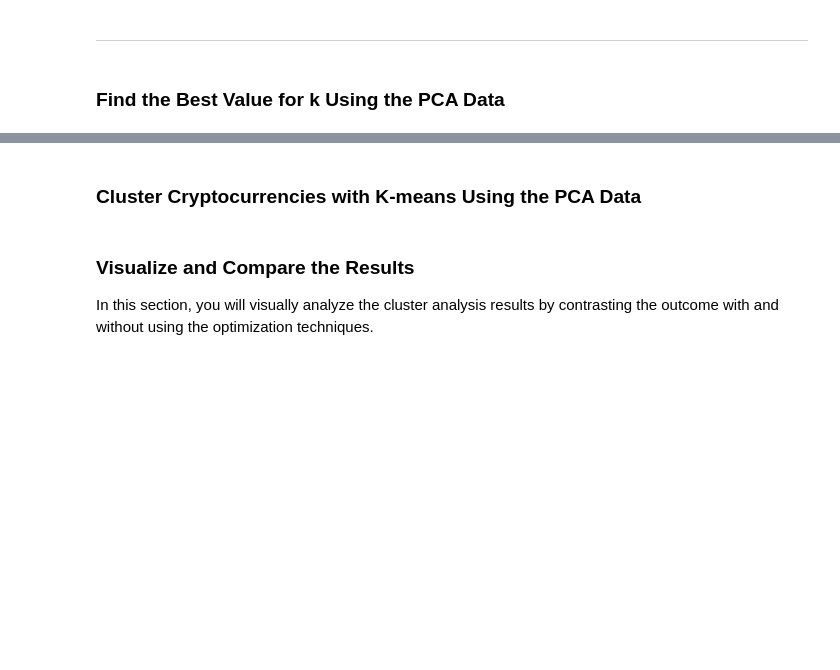
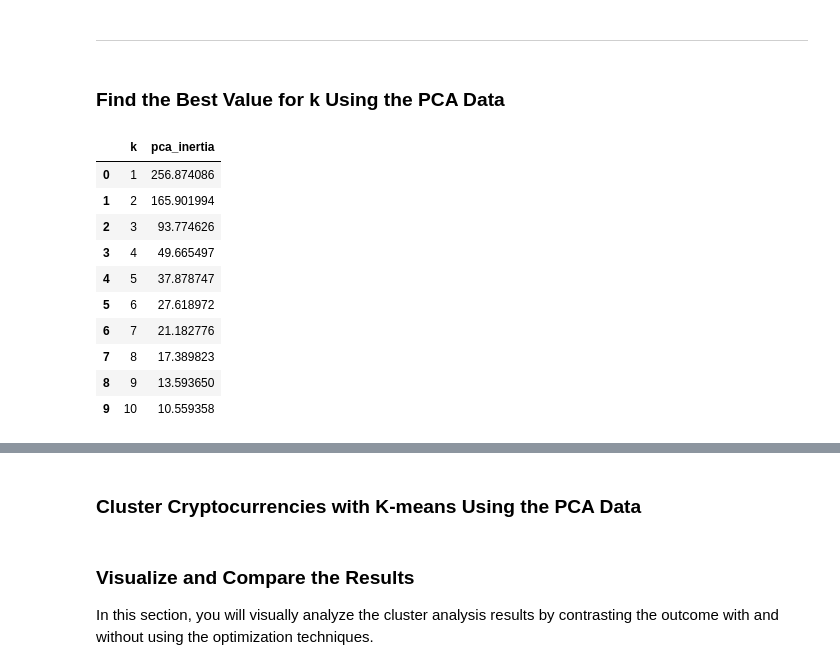
Before and after one commit to rchascall/CryptoClustering, a Jupyter notebook: Crypto_Clustering.ipynb, the cells around one changed output, grey strips where cells are left out. Cells and saved outputs as stored; diff of their text form; code cells hidden in the pictures; blank space fills up the shorter version.

```diff
--- a/Crypto_Clustering.ipynb
+++ b/Crypto_Clustering.ipynb
@@ -208,5 +206,7 @@ df_coin_predictions.hvplot.scatter(
 # %%
 # Use the PCA model with `fit_transform` to reduce to
 # three principal components.
+coin_pca = pca.fit_transform(df_market_data_scaled)
 
 # View the first five rows of the DataFrame.
+coin_pca[:5]
@@ -222,12 +231,13 @@ df_coin_predictions.hvplot.scatter(
 # %%
 # Create a new DataFrame with the PCA data.
-
-# Creating a DataFrame with the PCA data
+coin_pca_df = pd.DataFrame(data=coin_pca,
+                           columns=['PC1', 'PC2', 'PC3'])
 
 # Copy the crypto names from the original data
-
+coin_pca_df["coin_id"] = df_market_data.index
 
 # Set the coinid column as index
-
+coin_pca_df = coin_pca_df.set_index("coin_id")
 
 # Display sample data
+coin_pca_df.head()
@@ -237,19 +255,39 @@ df_coin_predictions.hvplot.scatter(
 ### Find the Best Value for k Using the PCA Data
 # %%
 # Create a list with the number of k-values from 1 to 11
+k_values_pca = list(range(1, 11))
 # %%
 # Create an empy list to store the inertia values
-
+pca_inertia = []
 
 # Create a for loop to compute the inertia with each possible value of k
 # Inside the loop:
 # 1. Create a KMeans model using the loop counter for the n_clusters
 # 2. Fit the model to the data using `df_market_data_pca`
 # 3. Append the model.inertia_ to the inertia list
+for p in k_values_pca:
+    k_model = KMeans(n_clusters=p, random_state=0)
+    k_model.fit(coin_pca_df)
+    pca_inertia.append(k_model.inertia_)
 # %%
 # Create a dictionary with the data to plot the Elbow curve
+pca_elbow_data = {"k": k_values_pca, "pca_inertia": pca_inertia}
 
 # Create a DataFrame with the data to plot the Elbow curve
+df_elbow_pca = pd.DataFrame(pca_elbow_data)
+df_elbow_pca
+# %% [output]
+|  | k | pca_inertia |
+| 0 | 1 | 256.874086 |
+| 1 | 2 | 165.901994 |
+| 2 | 3 | 93.774626 |
+| 3 | 4 | 49.665497 |
+| 4 | 5 | 37.878747 |
+| 5 | 6 | 27.618972 |
+| 6 | 7 | 21.182776 |
+| 7 | 8 | 17.389823 |
+| 8 | 9 | 13.593650 |
+| 9 | 10 | 10.559358 |
 # %%
 # Plot a line chart with all the inertia values computed with
 # the different values of k to visually identify the optimal value for k.
```
Also changed, not shown: parts of 8 cells of this notebook.
